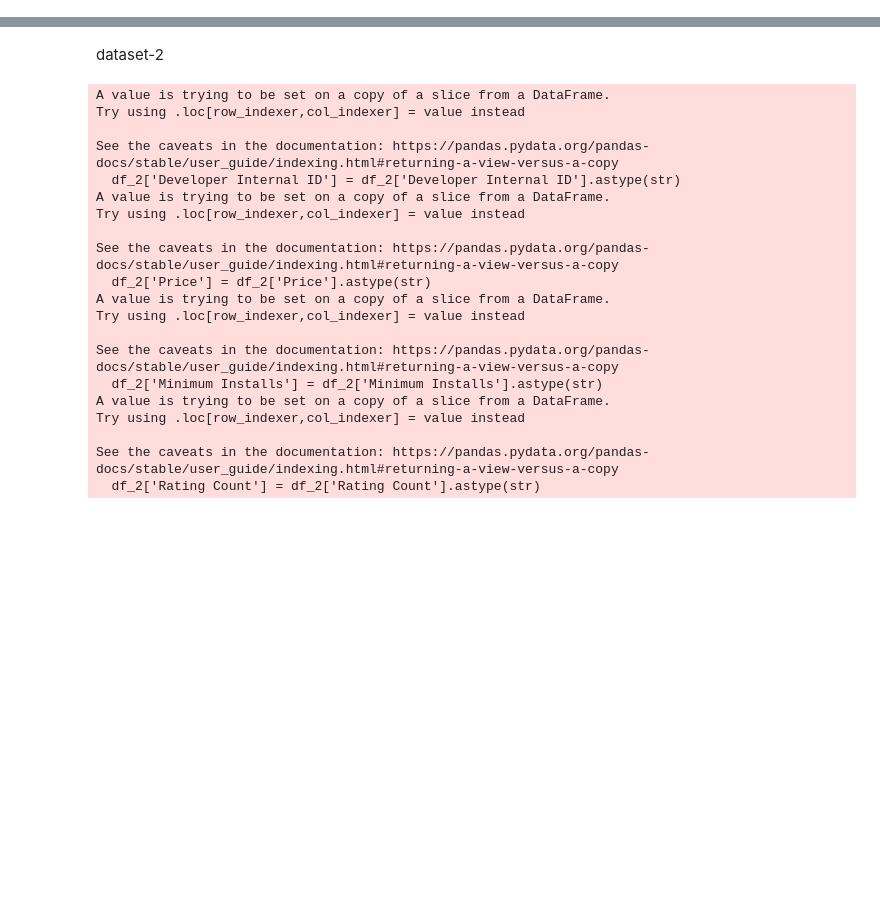
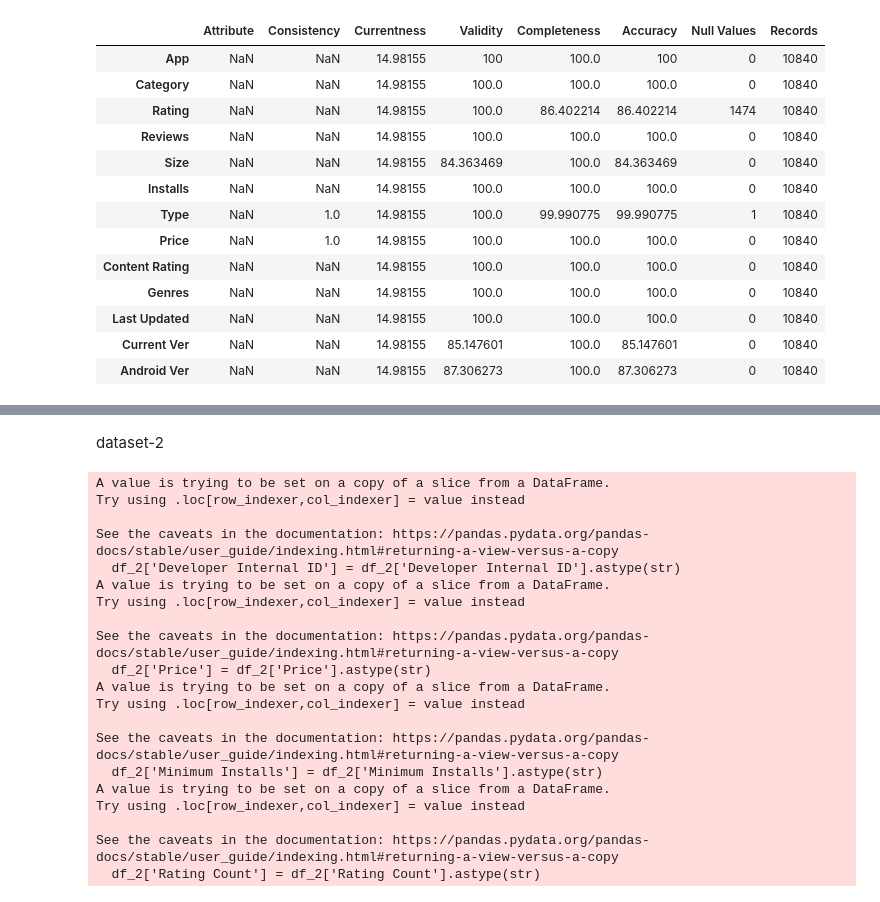
Before and after one commit to tinatvk81/data-mining_fum, a Jupyter notebook: phase2.ipynb, the cells around one changed output, grey strips where cells are left out. Cells and saved outputs as stored; diff of their text form; code cells hidden in the pictures; blank space fills up the shorter version.

```diff
--- a/phase2.ipynb
+++ b/phase2.ipynb
@@ -97,0 +119,8 @@ for column in df1.columns:
+# %%
+def validate_type_consistency(row):
+    if row['Type'] == 'free' and row['Price'] != 0:
+        return False
+    elif row['Type'] == 'paid' and row['Price'] <= 0:
+        return False
+    else:
+        return True
@@ -98,3 +163,78 @@ for column in df1.columns:
+# %%
+df1 = df1.drop(columns=df1.filter(like='Unnamed').columns)
+sum=0
+quality_df = pd.DataFrame(index=list(df1.columns),columns=['Attribute', 'Consistency', 'Currentness', 'Validity', 'Completeness', 'Accuracy', 'Null Values', 'Records'])
+
+for column in df1.columns:
+    quality_df['Records'][column] = len(df1)
+
+
+for column in df1.columns:
+        quality_df['Null Values'][column]=df1[column].isnull().sum()
+
+for column in df1.columns:
+    missing = df1[column].isnull().sum()
+    total_valid = len(df1) - missing
+    if total_valid == 0:
+        accuracy = 0
+    elif column in invalid:
+        accuracy = ((total_valid - len(invalid[column])) / len(df1)) * 100
+    else:
+        accuracy = 100
+    quality_df.loc[column, 'Accuracy'] = accuracy
+
+
+for column in df1.columns:
+        missing = df1[column].isnull().sum()
+        sum = (((len(df1[column]) - missing) / len(df1[column])) * 100)
+        quality_df['Completeness'][column] = sum
+
+for column in df1.columns:
+    missing = df1[column].isnull().sum()
+    if column in invalid:
+        quality_df['Validity'][column]  = (1- (len(invalid[column])) / len(df1[column])) * 100
+    else:
+        quality_df['Validity'][column] = 100
+
+
+for column in df1.columns:
+    missing = df1[column].isnull().sum()
+    total_valid = len(df1) - missing
+    if total_valid == 0:
+        accuracy = 0
+    elif column in invalid:
+        accuracy = ((total_valid - len(invalid[column])) / len(df1)) * 100
+    else:
+        accuracy = 100
+    quality_df.loc[column, 'Accuracy'] = accuracy
+
+valid_dates = df[validate_pattern('Last Updated',pattern_Last_Updated, df)]
+valid_dates['Year'] = valid_dates['Last Updated'].apply(lambda x: int(x[-2:]))
+valid_dates_before_2018 = valid_dates[valid_dates['Year'] < 17]
+percentage_valid_before_2017 = (len(valid_dates_before_2018) / len(valid_dates)) * 100
+for column in df1.columns:
+    if column != 'Unnamed: 0':
+        quality_df['Currentness'][column]=percentage_valid_before_2017
+
+mask = df1.apply(validate_type_consistency, axis=1)
+quality_df['Consistency']['Type']= 1-((len(df) - mask.sum()) / len(df) * 100)
+quality_df['Consistency']['Price']= 1-((len(df) - mask.sum()) / len(df) * 100)
+quality_df
+# %% [output]
+|  | Attribute | Consistency | Currentness | Validity | Completeness | Accuracy | Null Values | Records |
+| App | NaN | NaN | 14.98155 | 100 | 100.0 | 100 | 0 | 10840 |
+| Category | NaN | NaN | 14.98155 | 100.0 | 100.0 | 100.0 | 0 | 10840 |
+| Rating | NaN | NaN | 14.98155 | 100.0 | 86.402214 | 86.402214 | 1474 | 10840 |
+| Reviews | NaN | NaN | 14.98155 | 100.0 | 100.0 | 100.0 | 0 | 10840 |
+| Size | NaN | NaN | 14.98155 | 84.363469 | 100.0 | 84.363469 | 0 | 10840 |
+| Installs | NaN | NaN | 14.98155 | 100.0 | 100.0 | 100.0 | 0 | 10840 |
+| Type | NaN | 1.0 | 14.98155 | 100.0 | 99.990775 | 99.990775 | 1 | 10840 |
+| Price | NaN | 1.0 | 14.98155 | 100.0 | 100.0 | 100.0 | 0 | 10840 |
+| Content Rating | NaN | NaN | 14.98155 | 100.0 | 100.0 | 100.0 | 0 | 10840 |
+| Genres | NaN | NaN | 14.98155 | 100.0 | 100.0 | 100.0 | 0 | 10840 |
+| Last Updated | NaN | NaN | 14.98155 | 100.0 | 100.0 | 100.0 | 0 | 10840 |
+| Current Ver | NaN | NaN | 14.98155 | 85.147601 | 100.0 | 85.147601 | 0 | 10840 |
+| Android Ver | NaN | NaN | 14.98155 | 87.306273 | 100.0 | 87.306273 | 0 | 10840 |
 # %%
 df2 = pd.read_csv("Playstore_final.csv")
 # %%
```
Also changed, not shown: parts of 17 cells of this notebook.
